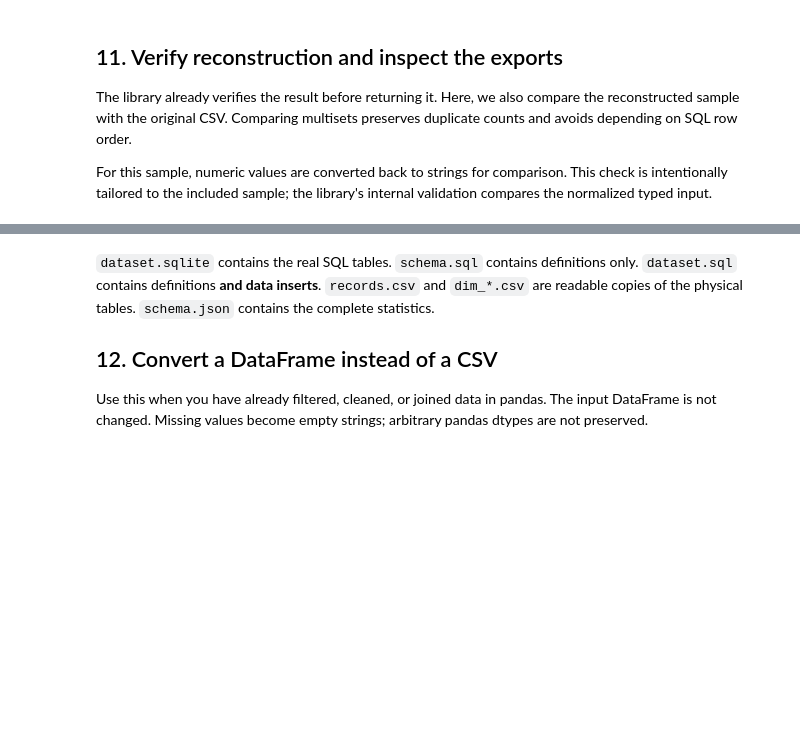
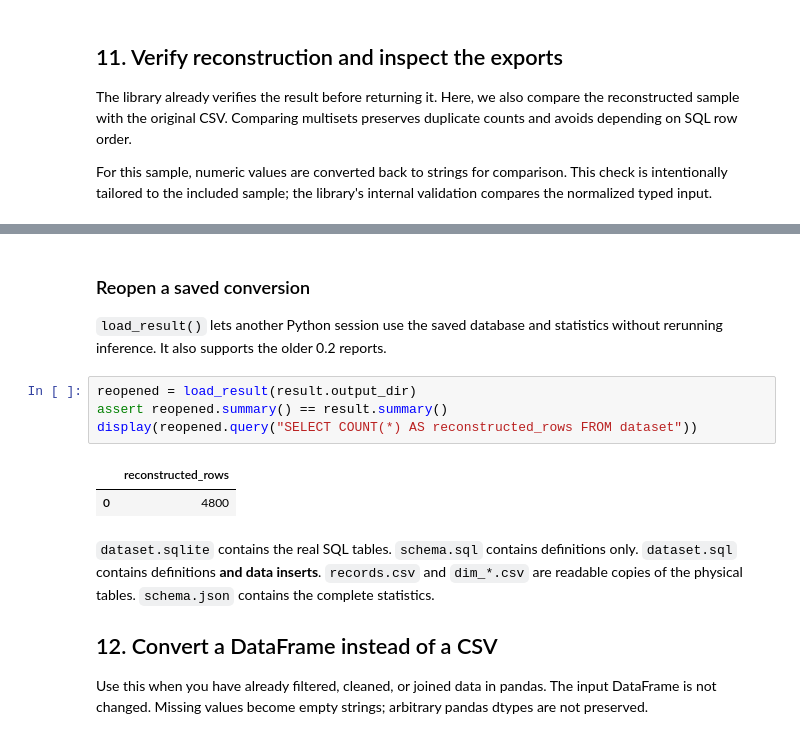
Before and after one commit to adhni/autoschema, a Jupyter notebook: notebooks/autoschema_walkthrough.ipynb, the cells around one changed output, grey strips where cells are left out. Saved outputs shown, nothing was run; the diff lists cells and outputs as text; blank space fills up the shorter version.

```diff
--- a/notebooks/autoschema_walkthrough.ipynb
+++ b/notebooks/autoschema_walkthrough.ipynb
@@ -395,4 +395,15 @@ Alhamdulillah: every sample row was reconstructed, including duplicate multiplic
 | 10 | schema.sql | 3154 |
+# %% [markdown]
+### Reopen a saved conversion
+
+`load_result()` lets another Python session use the saved database and statistics without rerunning inference. It also supports the older 0.2 reports.
+# %%
+reopened = load_result(result.output_dir)
+assert reopened.summary() == result.summary()
+display(reopened.query("SELECT COUNT(*) AS reconstructed_rows FROM dataset"))
+# %% [output]
+|  | reconstructed_rows |
+| 0 | 4800 |
 # %% [markdown]
 `dataset.sqlite` contains the real SQL tables. `schema.sql` contains definitions only. `dataset.sql` contains definitions **and data inserts**. `records.csv` and `dim_*.csv` are readable copies of the physical tables. `schema.json` contains the complete statistics.
 
```
Also changed, not shown: parts of 5 cells of this notebook, 30 other files.
